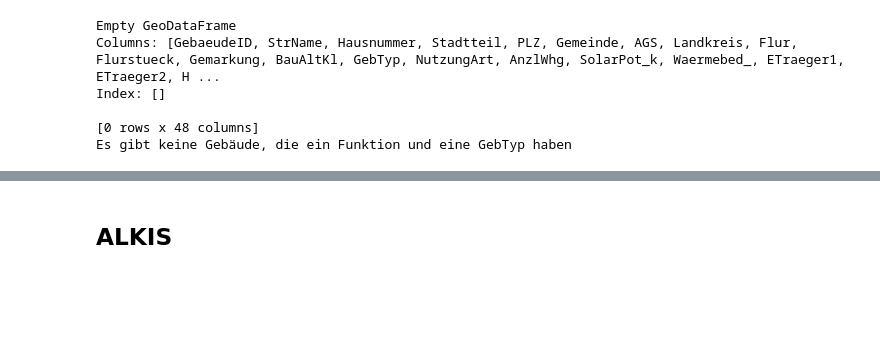
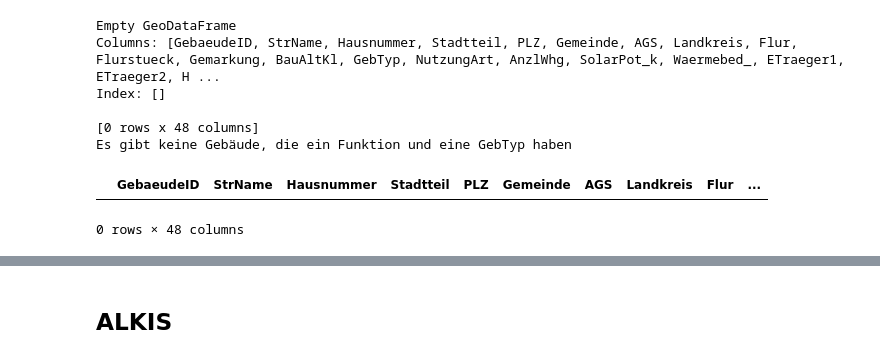
Before and after one commit to NormanZielke/KWPc_Gebaeudemodell, a Jupyter notebook: Compare_GM_KWP.ipynb, the cells around one changed output, grey strips where cells are left out. Cells and saved outputs as stored; diff of their text form; code cells hidden in the pictures; blank space fills up the shorter version.

```diff
--- a/Compare_GM_KWP.ipynb
+++ b/Compare_GM_KWP.ipynb
@@ -134,0 +161,7 @@ Es gibt keine Gebäude, die ein Funktion und eine GebTyp haben
+# %%
+gdf_without_funktion = gdf[gdf["funktion"].isna()]
+# %%
+gdf_without_funktion[gdf_without_funktion["nutzflaeche_korr"] < 35]
+# %% [output]
+|  | GebaeudeID | StrName | Hausnummer | Stadtteil | PLZ | Gemeinde | AGS | Landkreis | Flur | ... |
+0 rows × 48 columns
```
Also changed, not shown: parts of 7 cells of this notebook, 14 other files.
